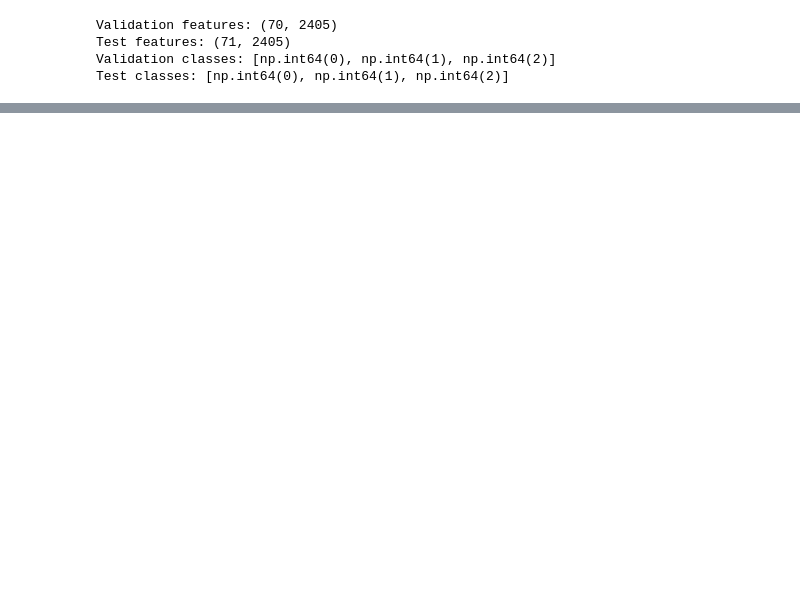
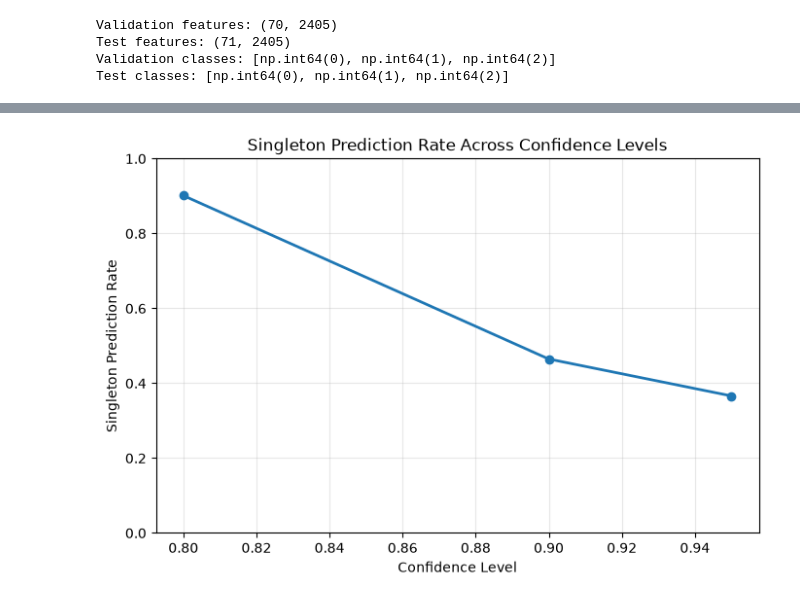
Before and after one commit to obramwell/AI-Assisted-Screening-of-Parkinson-s-Disease, a Jupyter notebook: notebooks/17_conformal_analysis.ipynb, the cells around one changed output, grey strips where cells are left out. Cells and saved outputs as stored; diff of their text form; code cells hidden in the pictures; blank space fills up the shorter version.

```diff
--- a/notebooks/17_conformal_analysis.ipynb
+++ b/notebooks/17_conformal_analysis.ipynb
@@ -145,0 +445,23 @@ Test classes: [np.int64(0), np.int64(1), np.int64(2)]
+# %%
+# SINGLETON PREDICTION RATE
+plt.figure(figsize=(8,5))
+plt.plot(
+    confidence_df["Confidence Level"],
+    confidence_df["Singleton Prediction Rate"],
+    marker="o",
+    linewidth=2,
+)
+plt.xlabel("Confidence Level")
+plt.ylabel("Singleton Prediction Rate")
+plt.title("Singleton Prediction Rate Across Confidence Levels")
+plt.ylim(0,1)
+plt.grid(alpha=0.3)
+plt.savefig(
+    FIGURE_DIR /
+    "singleton_rate_vs_confidence.png",
+    dpi=300,
+    bbox_inches="tight",
+)
+plt.show()
+# %% [output]
+[figure, added]
```
Also changed, not shown: parts of 29 cells of this notebook, 16 other files.
